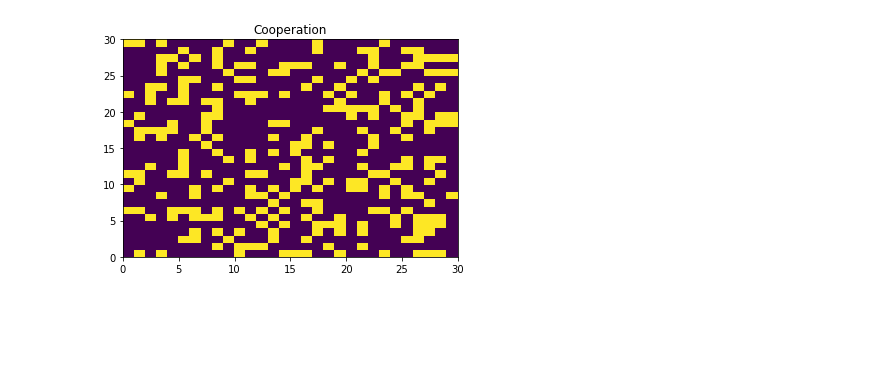
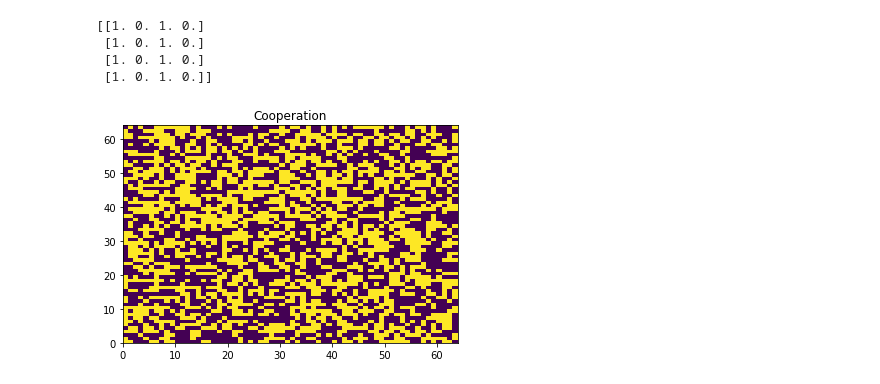
Before and after one commit to KgPergher98/Agent_Based_Modeling, a Jupyter notebook: Public Goods Game/Public_Goods_Game_Python.ipynb, the cells around one changed output. Saved outputs shown, nothing was run; the diff lists cells and outputs as text; code cells hidden in the pictures; blank space fills up the shorter version.

```diff
--- a/Public Goods Game/Public_Goods_Game_Python.ipynb
+++ b/Public Goods Game/Public_Goods_Game_Python.ipynb
@@ -244,10 +274,14 @@ class EconomicAgent():
     def get_coord(self):
         return self.x, self.y
 # %%
-model = PublicGoodsModel(density=1, width=30, height=30, r_factor=100, density_def=0.7, richness_threshold=0.6, R1=1, R2=1)
+model = PublicGoodsModel(density=1, width=64, height=64, r_factor=2.0, density_def=0.5, richness_rate=0.5, R1=1, R2=1)
 model.plot_grid_strategy()
 # %% [output]
+[[1. 0. 1. 0.]
+ [1. 0. 1. 0.]
+ [1. 0. 1. 0.]
+ [1. 0. 1. 0.]]
-[figure, old version]
+[figure, new version]
 # %%
 for x in range(100):
     model.step()
```
Also changed, not shown: parts of 3 cells of this notebook.
